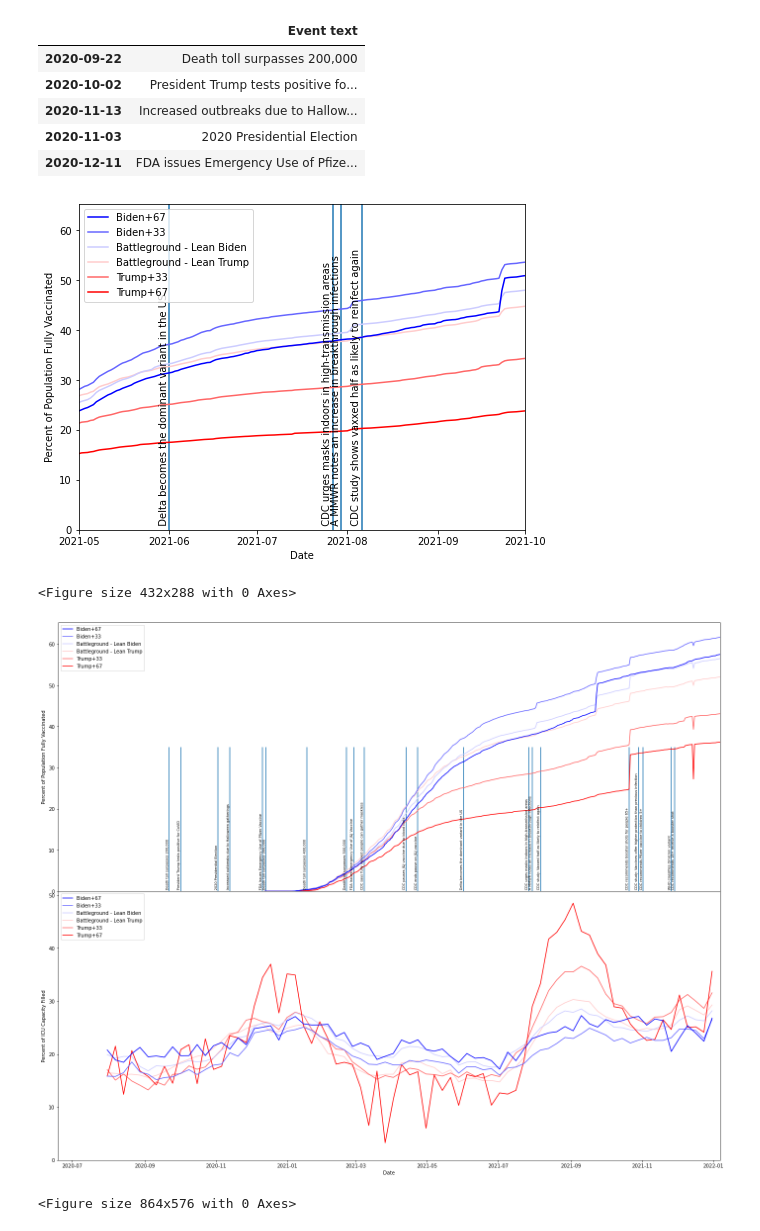
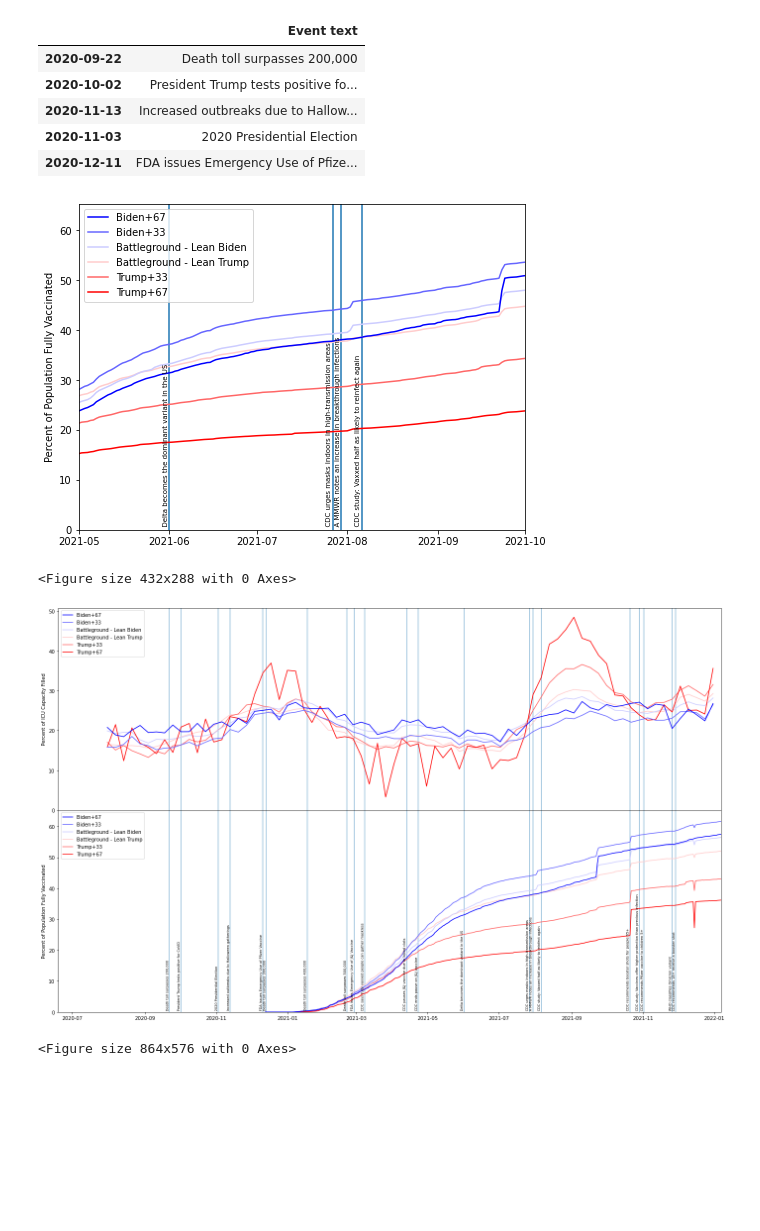
Before and after one commit to TimOgden/CoVID, a Jupyter notebook: covid_across_partisanship.ipynb, the cells around one changed output. Drawn from its saved outputs; the diff is of its cells as text; code cells hidden in the pictures; blank space fills up the shorter version.

Commit message:
Cleaner event lines

```diff
--- a/covid_across_partisanship.ipynb
+++ b/covid_across_partisanship.ipynb
@@ -222,10 +230,15 @@ def get_fig(figsize=(8,6)):
     ax = fig.subplots()
     return fig, ax
 
-def draw_events(ax, height=40):
-    ax.vlines(events_df.index, 0, height)
-    for i, (date, event_text) in enumerate(events_df.iterrows()):
-        ax.annotate(event_text[0], (date-pd.Timedelta(hours=6),0), fontsize='x-small', ha='right', rotation=90)
+def draw_events(ax, height=-1, text=True):
+    y_lim = ax.get_ylim()
+    if height==-1:
+        height = y_lim[-1]
+    ax.vlines(events_df.index, 0, height, alpha=.5)
+    if text:
+        for i, (date, event_text) in enumerate(events_df.iterrows()):
+            ax.annotate(event_text[0], (date-pd.Timedelta(hours=6),0), fontsize='x-small', ha='right', rotation=90)
+    ax.set_ylim(y_lim)
 
 def draw_legend(ax):
     handles, labels = ax.get_legend_handles_labels()
@@ -279,7 +292,7 @@ draw_legend(ax)
 plt.show()
 plt.savefig('test.png', transparent='True')
 # %% [output]
-[figure, old version]
+[figure, new version]
 <Figure size 432x288 with 0 Axes>
 # %%
 def animate_vax(df, metric, timerange, window, **kwargs):
@@ -310,18 +323,20 @@ timerange = np.arange(hosp_elec_df['collection_week'].min()-time_window, hosp_el
 animate_vax(vax_elec_df, 'Series_Complete_Pop_Pct', timerange, time_window, figsize=(14,10), transparent=True)
 animate_hosp(hosp_elec_df, timerange, time_window, figsize=(14,10), transparent=True)
 # %%
-fig = plt.figure(figsize=(24,20))
+fig = plt.figure(figsize=(24,15))
 ax1, ax2 = fig.subplots(nrows=2, sharex=True)
-draw_vax(ax1, 'Series_Complete_Pop_Pct') #time_window=(timerange[0], timerange[-1]))
+
+draw_hosp(ax1, time_window=(timerange[0], timerange[-1]))
 draw_legend(ax1)
-draw_events(ax1, height=35)
-draw_hosp(ax2, time_window=(timerange[0], timerange[-1]))
+draw_events(ax1, height=-1, text=False)
+
+draw_vax(ax2, 'Series_Complete_Pop_Pct') #time_window=(timerange[0], timerange[-1]))
 draw_legend(ax2)
-#draw_events(ax2, height=15)
+draw_events(ax2, height=-1, text=True)
 plt.subplots_adjust(hspace=0)
 plt.savefig('./final_graph.png', dpi=300)
 # %% [output]
-[figure, old version]
+[figure, new version]
 # %%
 import cv2
 import glob
```
Also changed, not shown: parts of 1 cell of this notebook.
